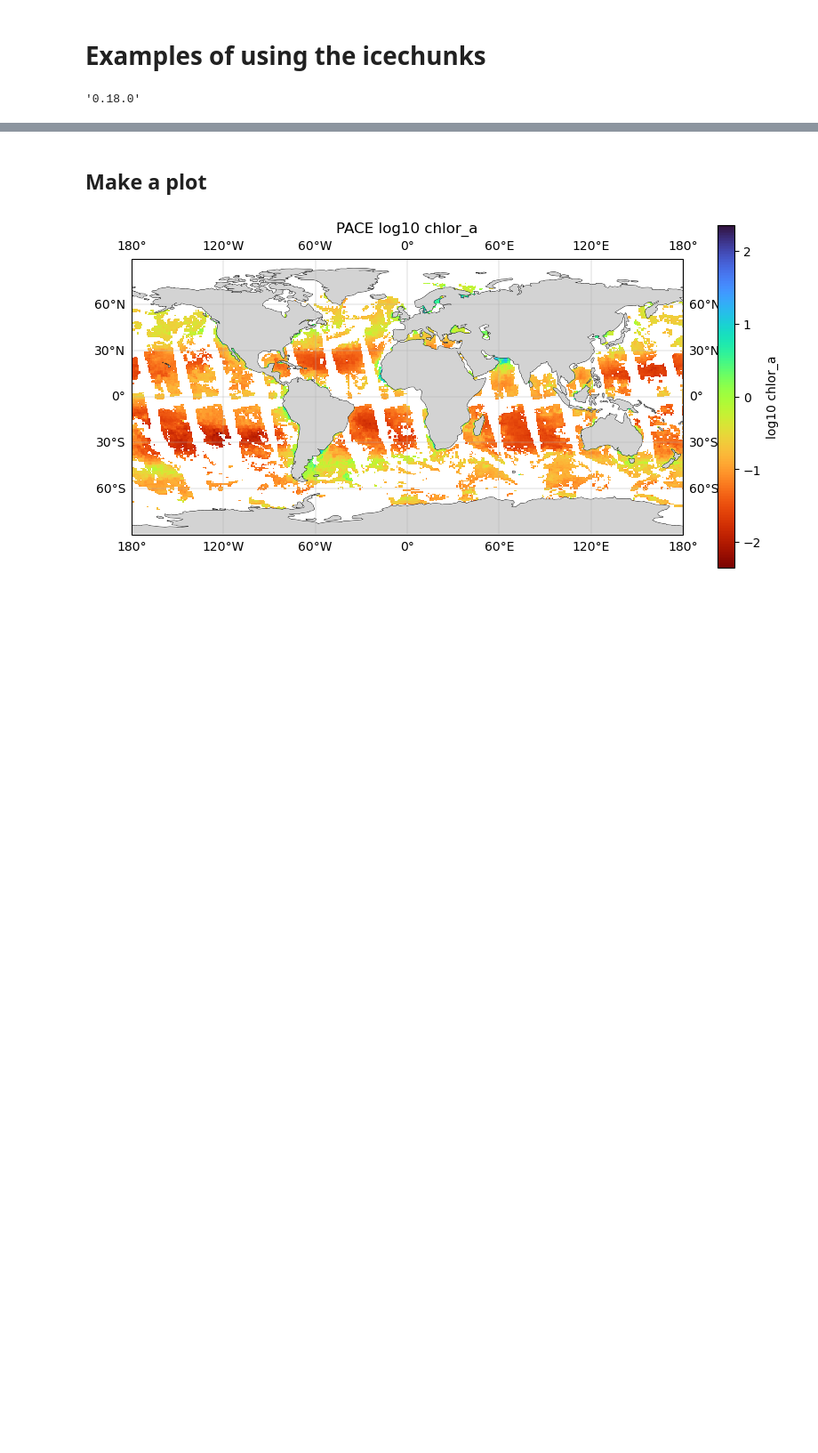
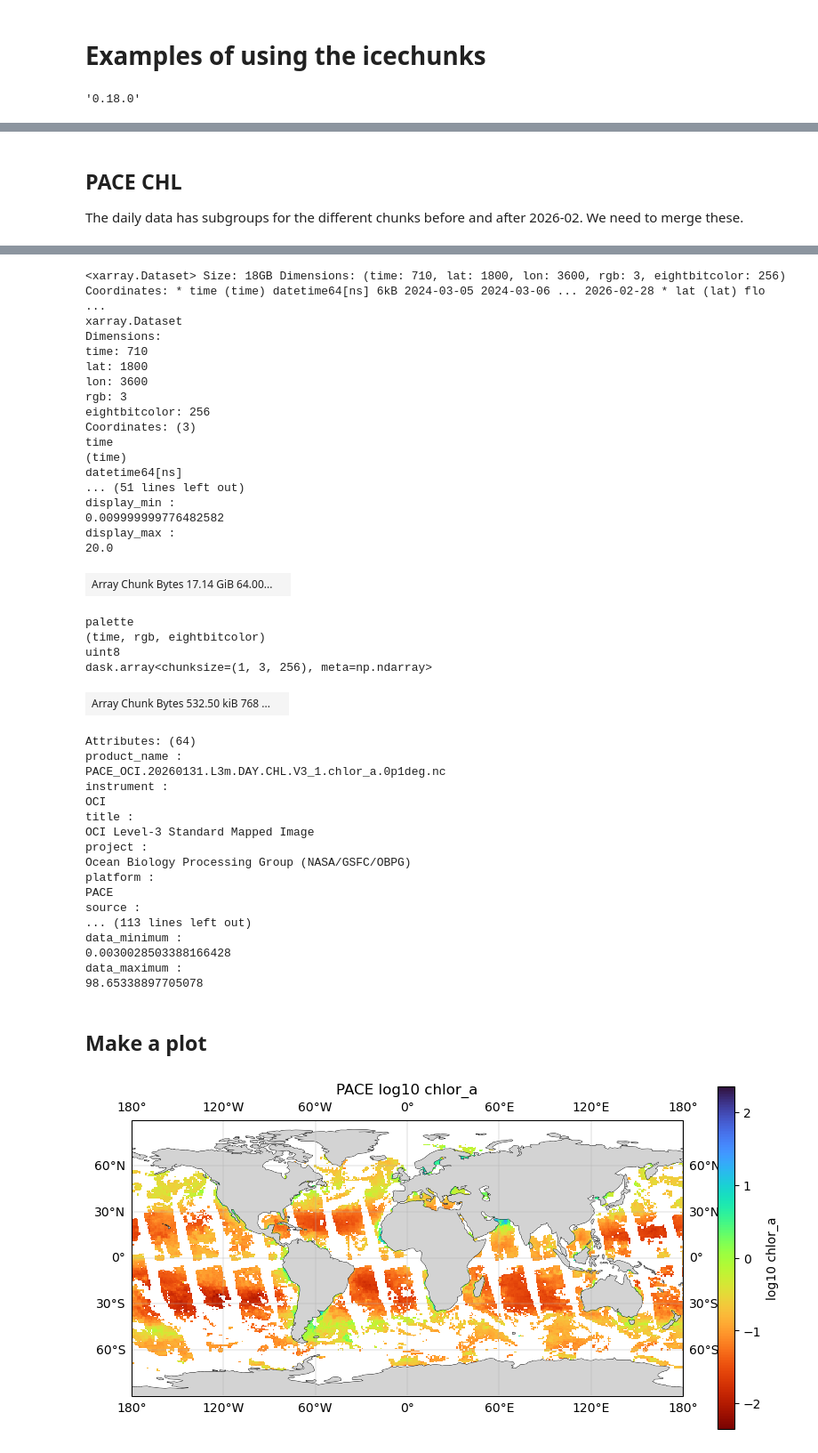
Before and after one commit to fish-pace/pace-icechunks, a Jupyter notebook: pace-icechunk-examples.ipynb, the cells around one changed output, grey strips where cells are left out. Shown at 89% size. Drawn from its saved outputs; the diff is of its cells as text; code cells hidden in the pictures; blank space fills up the shorter version.

```diff
--- a/pace-icechunk-examples.ipynb
+++ b/pace-icechunk-examples.ipynb
@@ -60,5 +157,13 @@ Wall time: 2.47 s
+# %% [markdown]
+## PACE CHL
+
+The daily data has subgroups for the different chunks before and after 2026-02. We need to merge these.
 # %%
+%%time
 # Concat the groups
+ds512 = create_ds("PACE_OCI_L3M_CHL", "daily/0p1deg/chunks_512")
+ds16 = create_ds("PACE_OCI_L3M_CHL", "daily/0p1deg/chunks_16")
+
 ds = xr.concat(
     [ds512, ds16],
     dim="time",
@@ -66,3 +171,6 @@ ds = xr.concat(
     compat="override",
     combine_attrs="override",
 ).sortby("time")
+
+ds
+# %% [output]
@@ -69,3 +179,43 @@ ds = xr.concat(
+<xarray.Dataset> Size: 18GB Dimensions: (time: 710, lat: 1800, lon: 3600, rgb: 3, eightbitcolor: 256) Coordinates: * time (time) datetime64[ns] 6kB 2024-03-05 2024-03-06 ... 2026-02-28 * lat (lat) flo ...
+xarray.Dataset
+Dimensions:
+time: 710
+lat: 1800
+lon: 3600
+rgb: 3
+eightbitcolor: 256
+Coordinates: (3)
+time
+(time)
+datetime64[ns]
+... (51 lines left out)
+display_min :
+0.009999999776482582
+display_max :
+20.0
+| Array Chunk Bytes 17.14 GiB 64.00... |  |
+palette
+(time, rgb, eightbitcolor)
+uint8
+dask.array<chunksize=(1, 3, 256), meta=np.ndarray>
+| Array Chunk Bytes 532.50 kiB 768 ... |  |
+Attributes: (64)
+product_name :
+PACE_OCI.20260131.L3m.DAY.CHL.V3_1.chlor_a.0p1deg.nc
+instrument :
+OCI
+title :
+OCI Level-3 Standard Mapped Image
+project :
+Ocean Biology Processing Group (NASA/GSFC/OBPG)
+platform :
+PACE
+source :
+... (113 lines left out)
+data_minimum :
+0.0030028503388166428
+data_maximum :
+98.65338897705078
 # %% [markdown]
 ## Make a plot
 # %%
```
Also changed, not shown: parts of 8 cells of this notebook, 2 other files.
